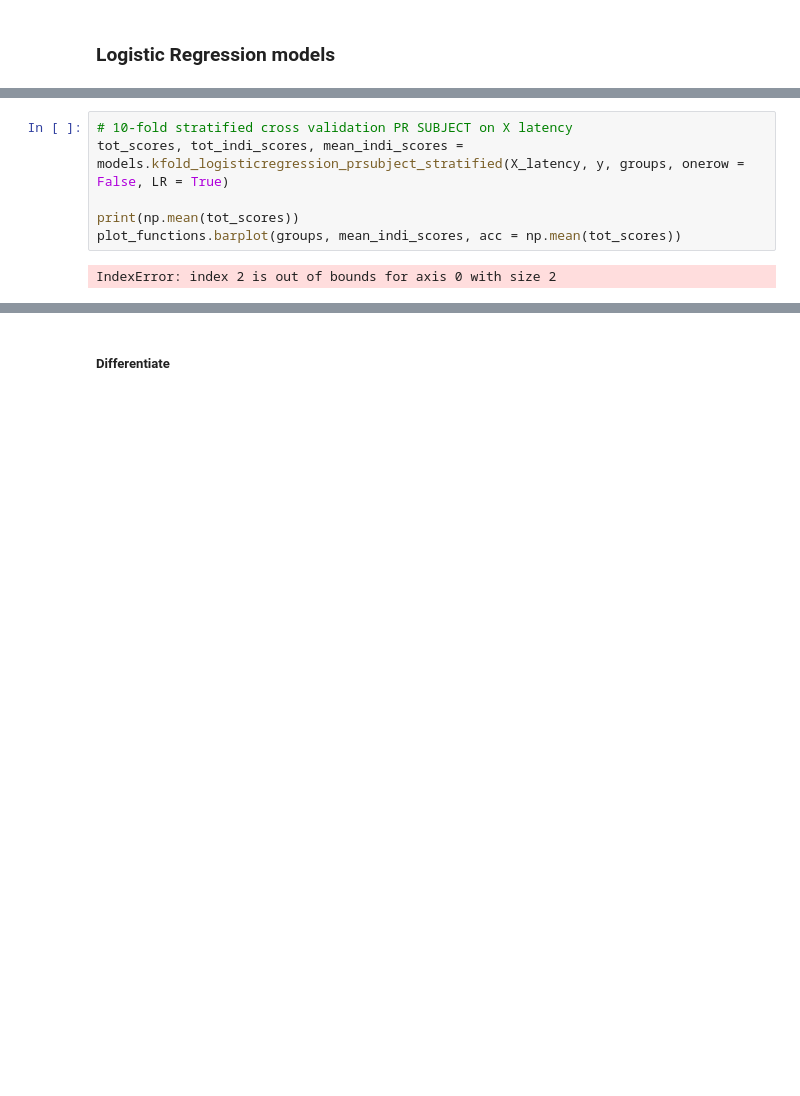
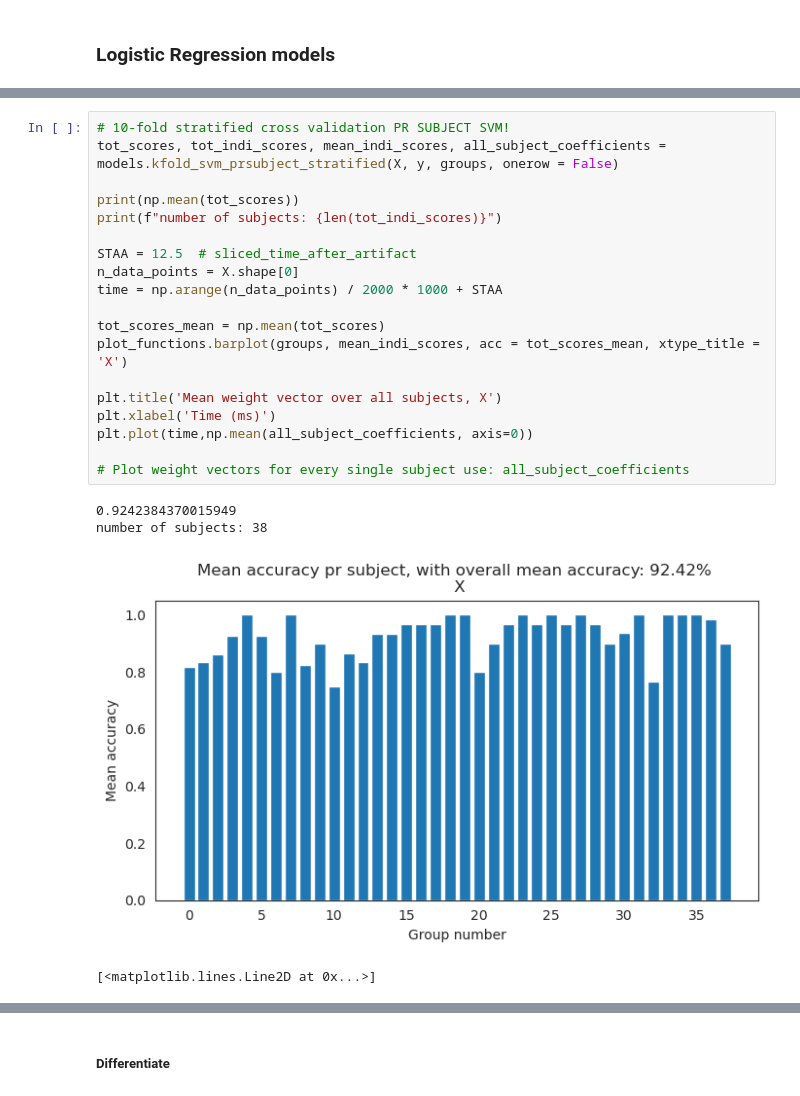
Before and after one commit to johannefranck/MEP, a Jupyter notebook: main_A.ipynb, the cells around one changed output, grey strips where cells are left out. Cells and saved outputs as stored; diff of their text form; blank space fills up the shorter version.

```diff
--- a/main_A.ipynb
+++ b/main_A.ipynb
@@ -175,8 +183,24 @@ IndexError: index 1 is out of bounds for axis 0 with size 1
-# %%
-# 10-fold stratified cross validation PR SUBJECT on X latency
-tot_scores, tot_indi_scores, mean_indi_scores = models.kfold_logisticregression_prsubject_stratified(X_latency, y, groups, onerow = False, LR = True)
-
-print(np.mean(tot_scores))
-plot_functions.barplot(groups, mean_indi_scores, acc = np.mean(tot_scores))
-# %% [output]
-IndexError: index 2 is out of bounds for axis 0 with size 2
+# %%
+# 10-fold stratified cross validation PR SUBJECT SVM!
+tot_scores, tot_indi_scores, mean_indi_scores, all_subject_coefficients = models.kfold_svm_prsubject_stratified(X, y, groups, onerow = False)
+
+print(np.mean(tot_scores))
+print(f"number of subjects: {len(tot_indi_scores)}")
+
+STAA = 12.5  # sliced_time_after_artifact
+n_data_points = X.shape[0]
+time = np.arange(n_data_points) / 2000 * 1000 + STAA
+
+tot_scores_mean = np.mean(tot_scores)
+plot_functions.barplot(groups, mean_indi_scores, acc = tot_scores_mean, xtype_title = 'X')
+
+plt.title('Mean weight vector over all subjects, X')
+plt.xlabel('Time (ms)')
+plt.plot(time,np.mean(all_subject_coefficients, axis=0))
+
+# Plot weight vectors for every single subject use: all_subject_coefficients
+# %% [output]
+0.9242384370015949
+number of subjects: 38
+[figure, added]
+[<matplotlib.lines.Line2D at 0x...>]
```
Also changed, not shown: parts of 13 cells of this notebook, 1 other file.
